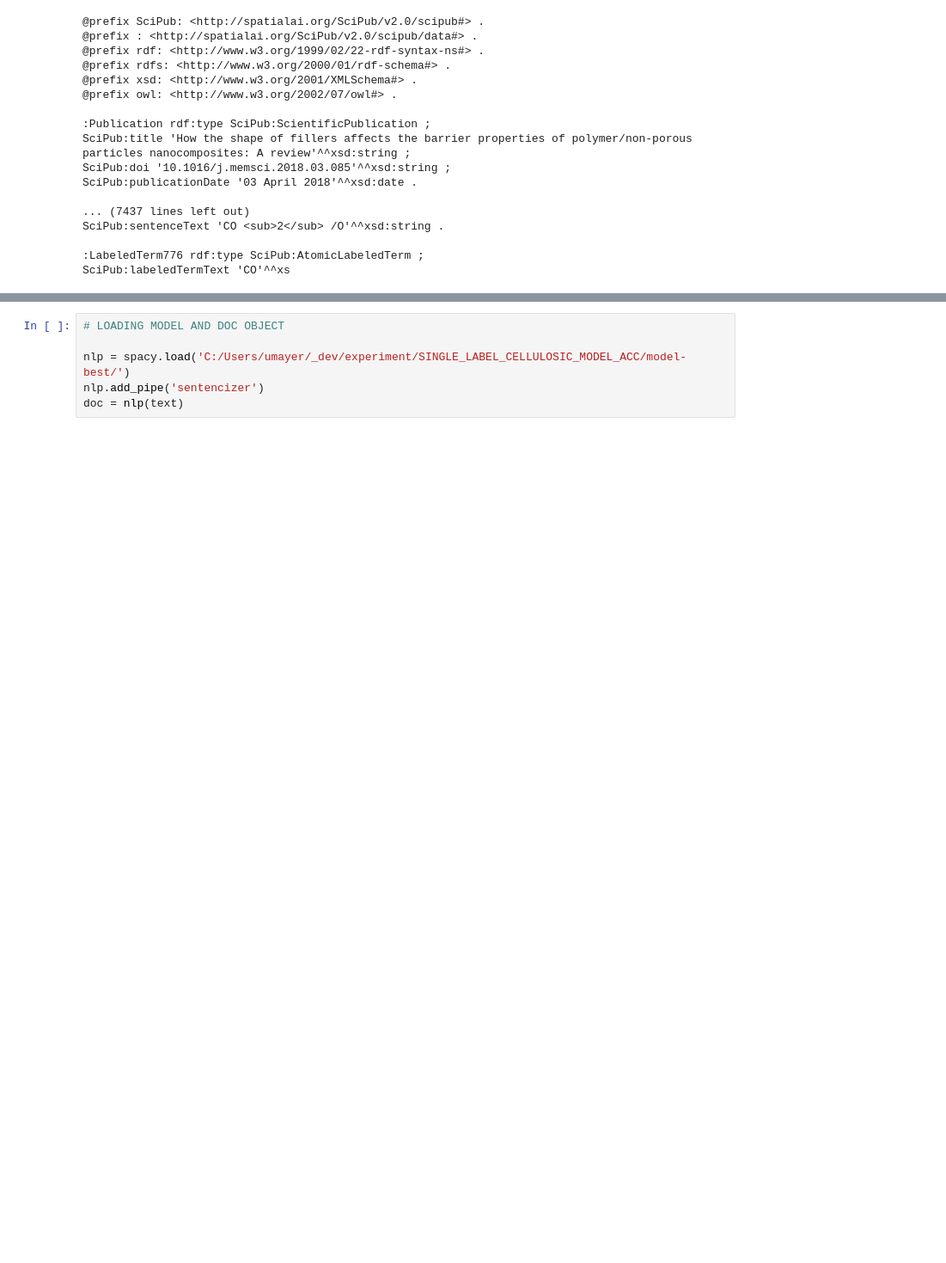
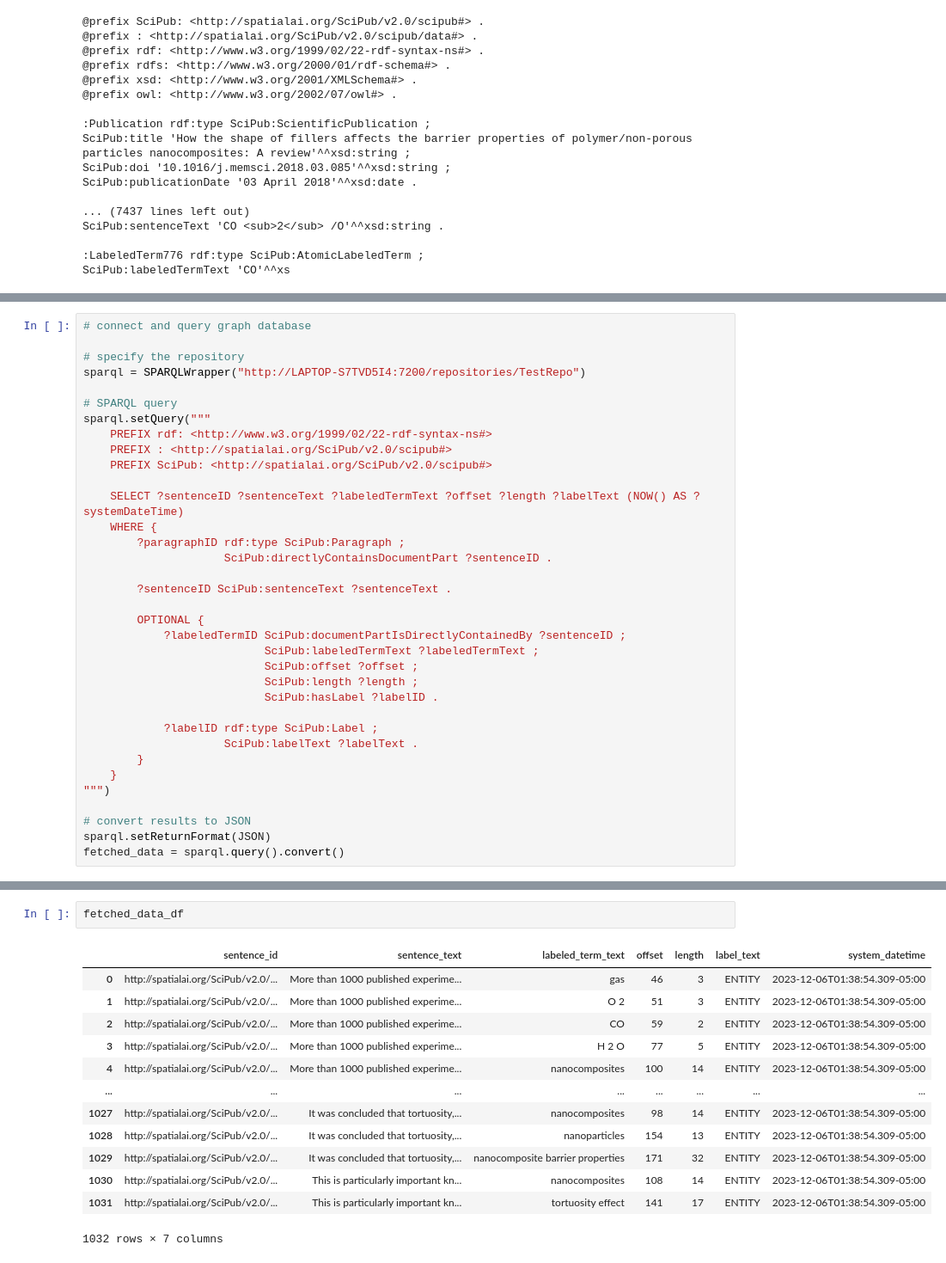
Before and after one commit to theSKAILab/CelloGraph, a Jupyter notebook: cellulosic_ner/code/xml_to_rdf_converter.ipynb, the cells around one changed output, grey strips where cells are left out. Shown at 86% size. Drawn from its saved outputs; the diff is of its cells as text; blank space fills up the shorter version.

Commit message:
expected JSON format created from GraphDB

```diff
--- a/cellulosic_ner/code/xml_to_rdf_converter.ipynb
+++ b/cellulosic_ner/code/xml_to_rdf_converter.ipynb
@@ -767 +771,36 @@ SciPub:labeledTermText 'CO'^^xs
+# %%
+# connect and query graph database
+
+# specify the repository
+sparql = SPARQLWrapper("http://LAPTOP-S7TVD5I4:7200/repositories/TestRepo")
+
+# SPARQL query
+sparql.setQuery("""
+    PREFIX rdf: <http://www.w3.org/1999/02/22-rdf-syntax-ns#>
+    PREFIX : <http://spatialai.org/SciPub/v2.0/scipub#>
+    PREFIX SciPub: <http://spatialai.org/SciPub/v2.0/scipub#>
+
+    SELECT ?sentenceID ?sentenceText ?labeledTermText ?offset ?length ?labelText (NOW() AS ?systemDateTime)
+    WHERE {
+        ?paragraphID rdf:type SciPub:Paragraph ;
+                     SciPub:directlyContainsDocumentPart ?sentenceID .
+
+        ?sentenceID SciPub:sentenceText ?sentenceText .
+
+        OPTIONAL {
+            ?labeledTermID SciPub:documentPartIsDirectlyContainedBy ?sentenceID ;
+                           SciPub:labeledTermText ?labeledTermText ;
+                           SciPub:offset ?offset ;
+                           SciPub:length ?length ;
+                           SciPub:hasLabel ?labelID .
+
+            ?labelID rdf:type SciPub:Label ;
+                     SciPub:labelText ?labelText .
+        }
+    }
+""")
+
+# convert results to JSON
+sparql.setReturnFormat(JSON)
+fetched_data = sparql.query().convert()
 # %%
@@ -787,7 +864,17 @@ text
 # %%
-# LOADING MODEL AND DOC OBJECT
-
-nlp = spacy.load('C:/Users/umayer/_dev/experiment/SINGLE_LABEL_CELLULOSIC_MODEL_ACC/model-best/')
-nlp.add_pipe('sentencizer')
-doc = nlp(text)
+fetched_data_df
+# %% [output]
+|  | sentence_id | sentence_text | labeled_term_text | offset | length | label_text | system_datetime |
+| 0 | http://spatialai.org/SciPub/v2.0/... | More than 1000 published experime... | gas | 46 | 3 | ENTITY | 2023-12-06T01:38:54.309-05:00 |
+| 1 | http://spatialai.org/SciPub/v2.0/... | More than 1000 published experime... | O 2 | 51 | 3 | ENTITY | 2023-12-06T01:38:54.309-05:00 |
+| 2 | http://spatialai.org/SciPub/v2.0/... | More than 1000 published experime... | CO | 59 | 2 | ENTITY | 2023-12-06T01:38:54.309-05:00 |
+| 3 | http://spatialai.org/SciPub/v2.0/... | More than 1000 published experime... | H 2 O | 77 | 5 | ENTITY | 2023-12-06T01:38:54.309-05:00 |
+| 4 | http://spatialai.org/SciPub/v2.0/... | More than 1000 published experime... | nanocomposites | 100 | 14 | ENTITY | 2023-12-06T01:38:54.309-05:00 |
+| ... | ... | ... | ... | ... | ... | ... | ... |
+| 1027 | http://spatialai.org/SciPub/v2.0/... | It was concluded that tortuosity,... | nanocomposites | 98 | 14 | ENTITY | 2023-12-06T01:38:54.309-05:00 |
+| 1028 | http://spatialai.org/SciPub/v2.0/... | It was concluded that tortuosity,... | nanoparticles | 154 | 13 | ENTITY | 2023-12-06T01:38:54.309-05:00 |
+| 1029 | http://spatialai.org/SciPub/v2.0/... | It was concluded that tortuosity,... | nanocomposite barrier properties | 171 | 32 | ENTITY | 2023-12-06T01:38:54.309-05:00 |
+| 1030 | http://spatialai.org/SciPub/v2.0/... | This is particularly important kn... | nanocomposites | 108 | 14 | ENTITY | 2023-12-06T01:38:54.309-05:00 |
+| 1031 | http://spatialai.org/SciPub/v2.0/... | This is particularly important kn... | tortuosity effect | 141 | 17 | ENTITY | 2023-12-06T01:38:54.309-05:00 |
+1032 rows × 7 columns
 # %%
```
Also changed, not shown: parts of 8 cells of this notebook.
